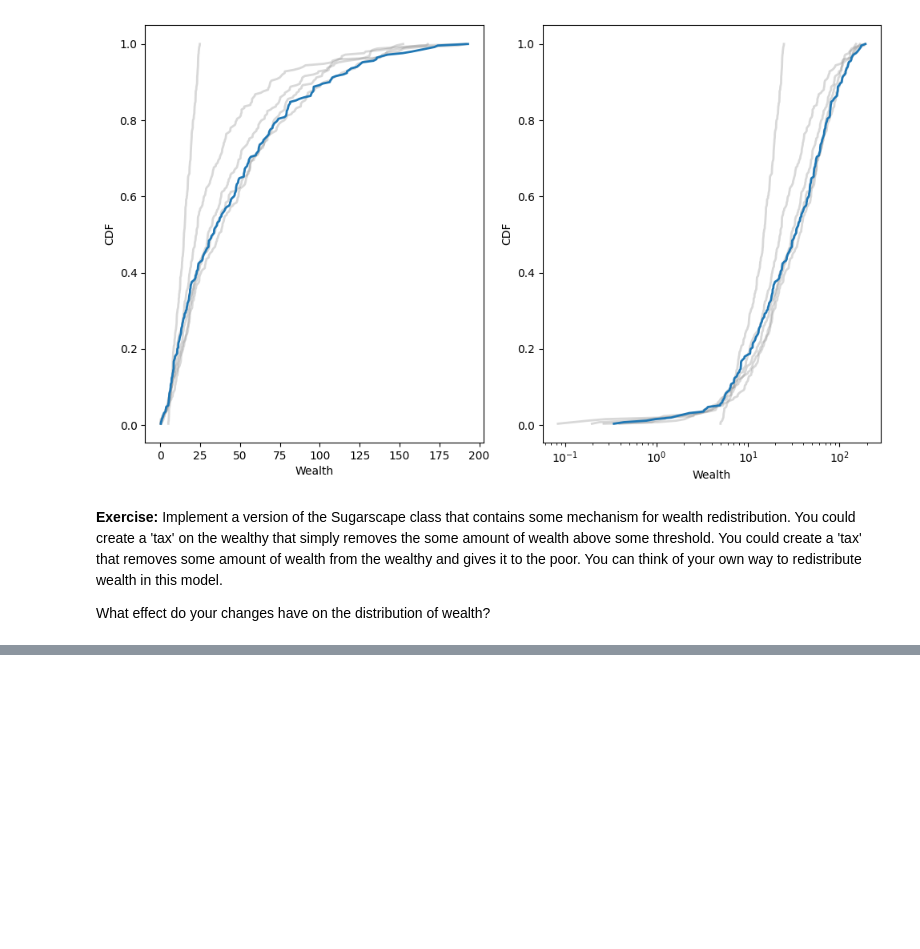
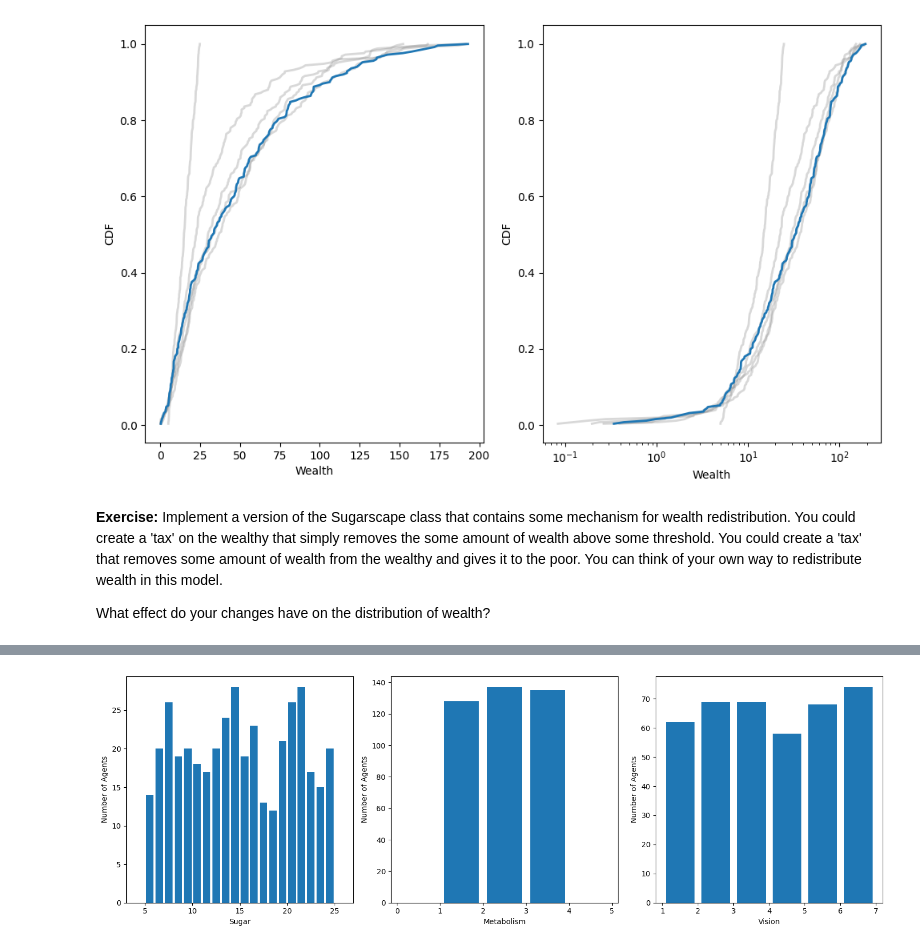
Before and after one commit to Charanjeet-x/comp215, a Jupyter notebook: labs/lab10_wealth_inequality.ipynb, the cells around one changed output, grey strips where cells are left out. Drawn from its saved outputs; the diff is of its cells as text; code cells hidden in the pictures; blank space fills up the shorter version.

```diff
--- a/labs/lab10_wealth_inequality.ipynb
+++ b/labs/lab10_wealth_inequality.ipynb
@@ -492,29 +493,3 @@ plt.show('figs/chap10-4')
 **Exercise:** Implement a version of the Sugarscape class that contains some mechanism for wealth redistribution.  You could create a 'tax' on the wealthy that simply removes the some amount of wealth above some threshold.  You could create a 'tax' that removes some amount of wealth from the wealthy and gives it to the poor. You can think of your own way to redistribute wealth in this model.
 
 What effect do your changes have on the distribution of wealth?
-# %%
-# Solution goes here
-class tax(Sugarscape):
-  def __init__(self, tax_rate, **params, threshold):
-    self.tax_rate = tax_rate
-    self.threshold = threshold
-    super().__init__(**params)
-
-  def step(self):
-    super().step()
-    for agent in self.agents:
-      if agent.sugar > self.threshold:
-        agent.sugar *= (1-self.tax_rate)
-
-
-  def add_agent(self):
-    new_agent = Agent(self.random_loc(), self.params)
-    self.agents.append(new_agent)
-    self.occupied.add(new_agent.loc)
-    return new_agent
-
-  def harvest(self, loc):
-
-    sugar = self.array[loc]
-    self.array[loc] = 0
-    return sugar
@@ -520,0 +535,15 @@ class tax(Sugarscape):
+# %%
+fig, axs = plt.subplots(1, 3, figsize=(15, 5), tight_layout=True)
+axs[0].hist([agent.sugar for agent in tax.agents], bins=range(4,27), rwidth=0.8)
+axs[0].set_xlabel('Sugar')
+axs[0].set_ylabel('Number of Agents')
+axs[1].hist([agent.metabolism for agent in tax.agents], bins=range(0,6), rwidth=0.8)
+axs[1].set_xlabel('Metabolism')
+axs[1].set_ylabel('Number of Agents')
+axs[2].hist([agent.vision for agent in tax.agents], bins=range(1,8), rwidth=0.8)
+axs[2].set_xlabel('Vision')
+axs[2].set_ylabel('Number of Agents')
+
+plt.show()
+# %% [output]
+[figure, added]
```
Also changed, not shown: parts of 23 cells of this notebook.
